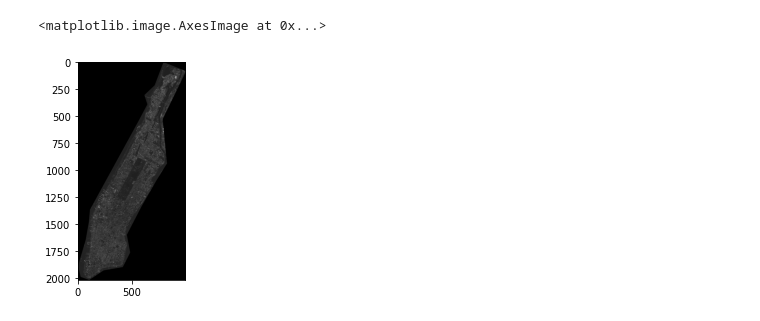
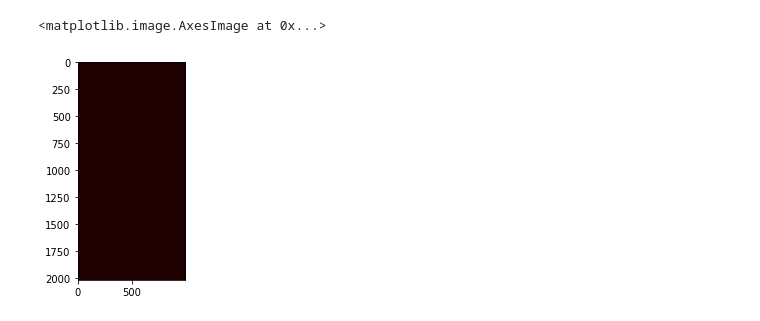
Before and after one commit to nkasmanoff/nyc-sentinel, a Jupyter notebook: Sentinel Data Download Walkthrough.ipynb, the cells around one changed output. Drawn from its saved outputs; the diff is of its cells as text; code cells hidden in the pictures.

```diff
--- a/Sentinel Data Download Walkthrough.ipynb
+++ b/Sentinel Data Download Walkthrough.ipynb
@@ -96,16 +65,0 @@ import rasterio
-# %%
-
-with rio.open("RGB.tiff") as src:
-    out_meta = src.meta.copy()
-    nyc_geo_projected = nyc_geo.to_crs(out_meta['crs'].data)
-    out_image, out_transform = mask.mask(src, nyc_geo_projected.geometry,crop=True) #TODO: note that projected has to be in the geo from out_meta.
-    out_meta = src.meta.copy()
-    out_meta.update({"driver": "GTiff",
-                 "height": out_image.shape[1],
-                 "width": out_image.shape[2],
-                 "transform": out_transform})
-# %%
-with rasterio.open("RGB_masked.tiff", "w", **out_meta) as dest:
-    dest.write(out_image)
-# %%
-src = rio.open("RGB_masked.tiff")
@@ -113,0 +129,7 @@ img = src.read()
+# %%
+rasters = []
+for f in os.listdir():
+    if '.tiff' in f:
+        print(f)
+        src = rio.open(f).read()
+        rasters.append(src)
@@ -114,5 +150,5 @@ img = src.read()
 # %%
-plt.imshow(img[0],cmap='gray')
+plt.imshow(rasters[1][0] - rasters[1][0] ,cmap='pink')
 # %% [output]
 <matplotlib.image.AxesImage at 0x...>
-[figure, old version]
+[figure, new version]
```
Also changed, not shown: parts of 28 cells of this notebook, 2 other files.
